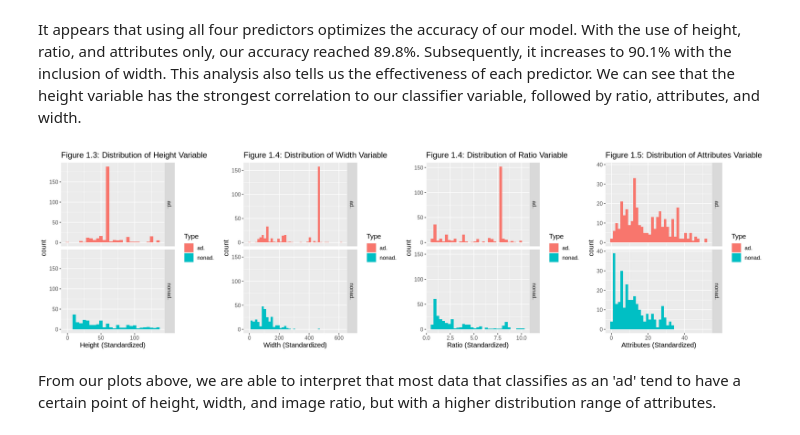
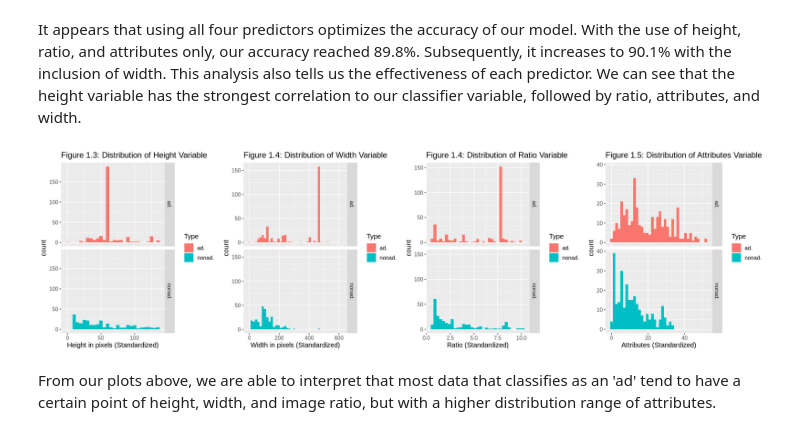
Before and after one commit to msamanthaf/Ad_Classification_DSCI, a Jupyter notebook: Final_Project_Ad_Classification.ipynb, the cells around one changed output. Drawn from its saved outputs; the diff is of its cells as text; code cells hidden in the pictures.

```diff
--- a/Final_Project_Ad_Classification.ipynb
+++ b/Final_Project_Ad_Classification.ipynb
@@ -392,38 +374,38 @@ options(repr.plot.width = 18, repr.plot.height = 5)
 height_hist <- ggplot(ad_train, aes(x = Height, fill = Type)) +
                geom_histogram(binwidth = 5) +
                facet_grid(rows = vars(Type)) +
-               labs(x = "Height (Standardized)") +
+               labs(x = "Height in pixels (Standardized)") +
                ggtitle("Figure 1.3: Distribution of Height Variable") +
                theme(text = element_text(size = 12))
 
 # Make histogram of width variable, splitting based on type
 width_hist <- ggplot(ad_train, aes(x = Width, fill = Type)) +
               geom_histogram(binwidth = 15) +
               facet_grid(rows = vars(Type)) +
-              labs(x = "Width (Standardized)") +
+              labs(x = "Width in pixels (Standardized)") +
               ggtitle("Figure 1.4: Distribution of Width Variable") +
               theme(text = element_text(size = 12))
 
 # Make histogram of ratio variable, splitting based on type
 ratio_hist <- ggplot(ad_train, aes(x = Ratio, fill = Type)) +
               geom_histogram(binwidth = .3) +
               facet_grid(rows = vars(Type)) +
               labs(x = "Ratio (Standardized)") +
               ggtitle("Figure 1.4: Distribution of Ratio Variable") +
               theme(text = element_text(size = 12))
 
 # Make histogram of attributes variable, splitting based on type
 attri_hist <- ggplot(ad_train, aes(x = Attributes, fill = Type)) +
               geom_histogram(binwidth = 1.4) +
               facet_grid(rows = vars(Type)) +
               labs(x = "Attributes (Standardized)") +
               ggtitle("Figure 1.5: Distribution of Attributes Variable") +
               theme(text = element_text(size = 12))
 
 # Plot all figures next to each other
 plot_grid(height_hist, width_hist, ratio_hist, attri_hist, ncol = 4)
 # %% [output]
-[figure, old version]
+[figure, new version]
 # %% [markdown]
 From our plots above, we are able to interpret that most data that classifies as an 'ad' tend to have a certain point of height, width, and image ratio, but with a higher distribution range of attributes.
 # %% [markdown]
```
Also changed, not shown: parts of 5 cells of this notebook.
